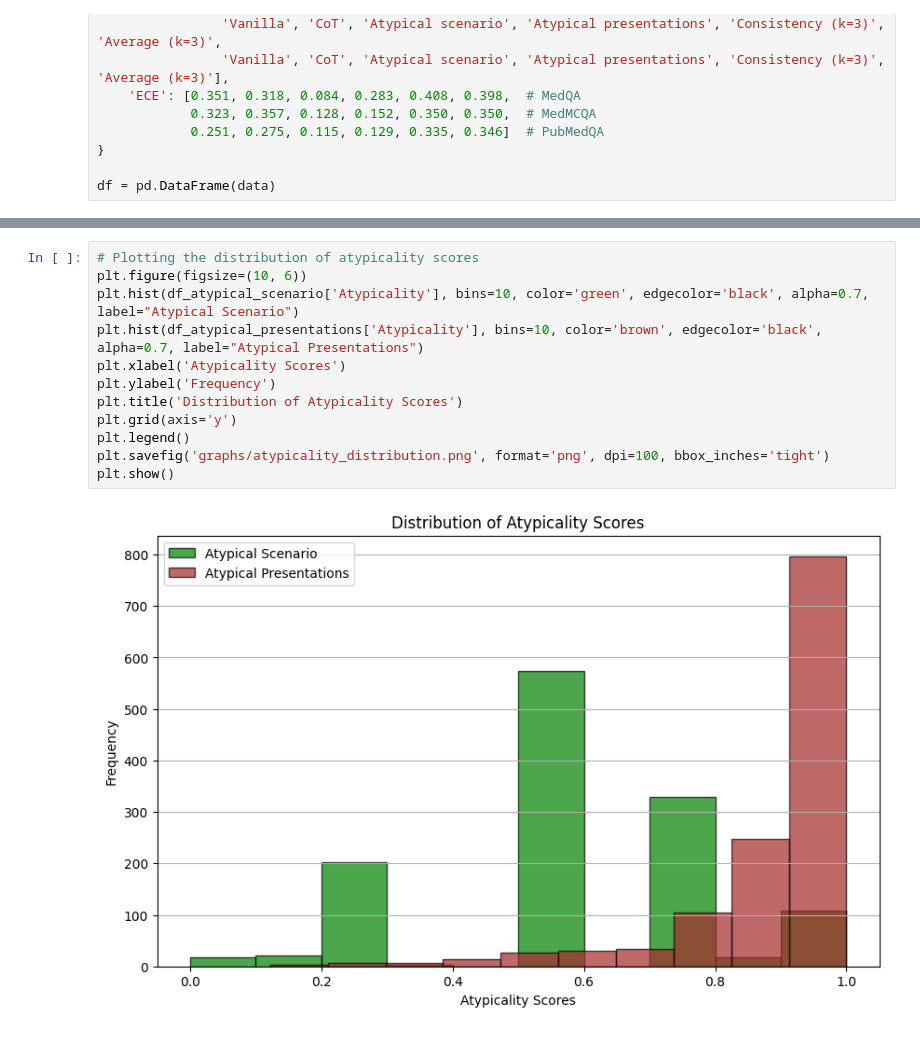
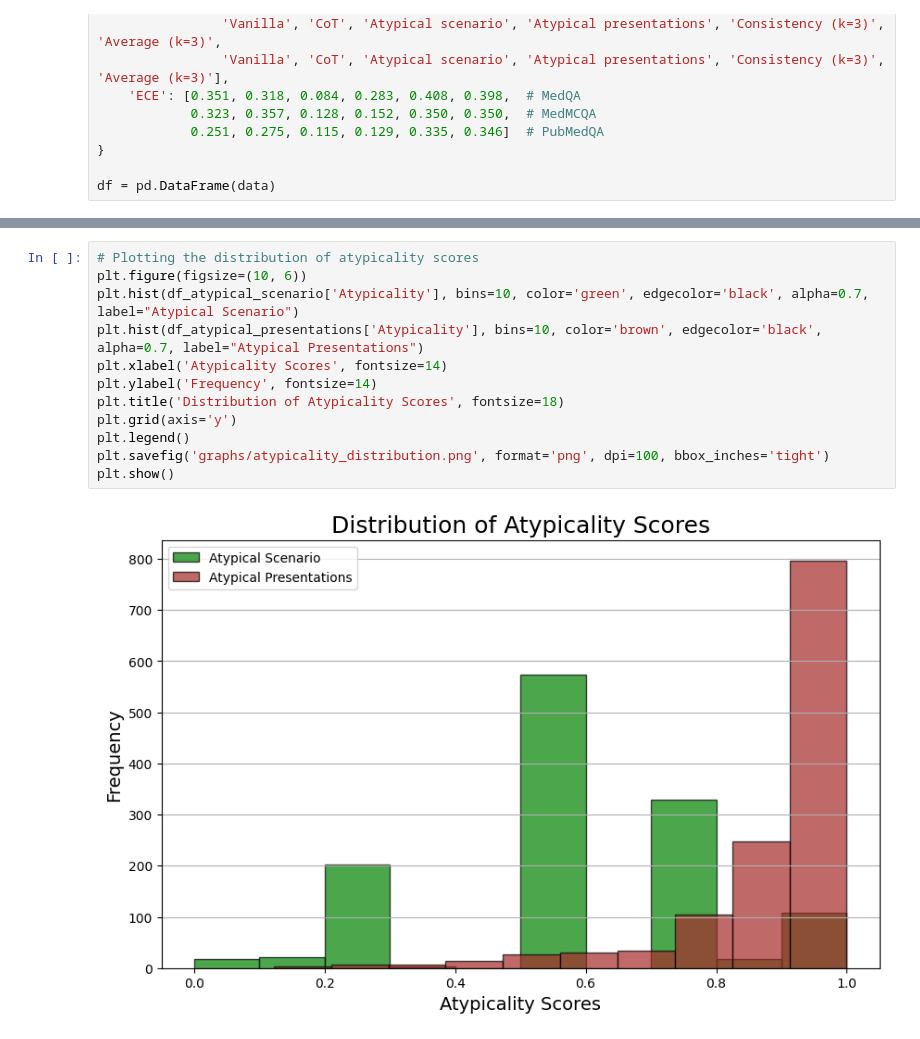
Before and after one commit to jeremy-qin/medical_confidence_elicitation, a Jupyter notebook: graphs.ipynb, the cells around one changed output, grey strips where cells are left out. Drawn from its saved outputs; the diff is of its cells as text.

```diff
--- a/graphs.ipynb
+++ b/graphs.ipynb
@@ -236,14 +236,14 @@ plt.show()
 # %%
 # Plotting the distribution of atypicality scores
 plt.figure(figsize=(10, 6))
 plt.hist(df_atypical_scenario['Atypicality'], bins=10, color='green', edgecolor='black', alpha=0.7, label="Atypical Scenario")
 plt.hist(df_atypical_presentations['Atypicality'], bins=10, color='brown', edgecolor='black', alpha=0.7, label="Atypical Presentations")
-plt.xlabel('Atypicality Scores')
-plt.ylabel('Frequency')
-plt.title('Distribution of Atypicality Scores')
+plt.xlabel('Atypicality Scores', fontsize=14)
+plt.ylabel('Frequency', fontsize=14)
+plt.title('Distribution of Atypicality Scores', fontsize=18)
 plt.grid(axis='y')
 plt.legend()
 plt.savefig('graphs/atypicality_distribution.png', format='png', dpi=100, bbox_inches='tight')
 plt.show()
 # %% [output]
-[figure, old version]
+[figure, new version]
```
Also changed, not shown: parts of 9 cells of this notebook, 8 other files.
